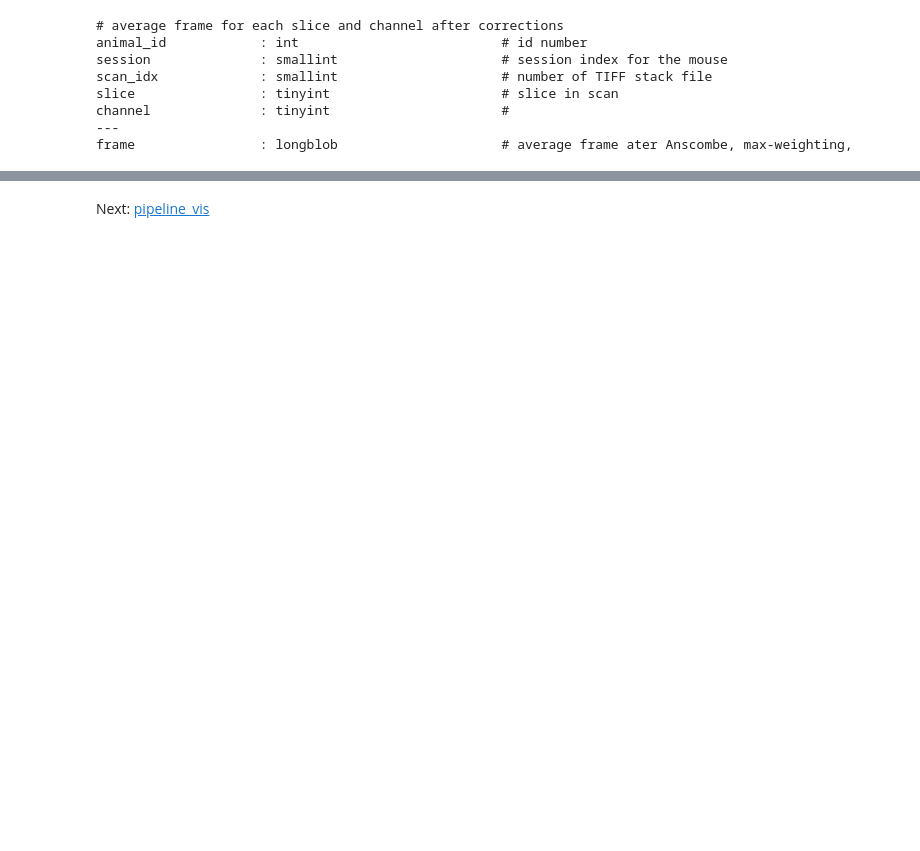
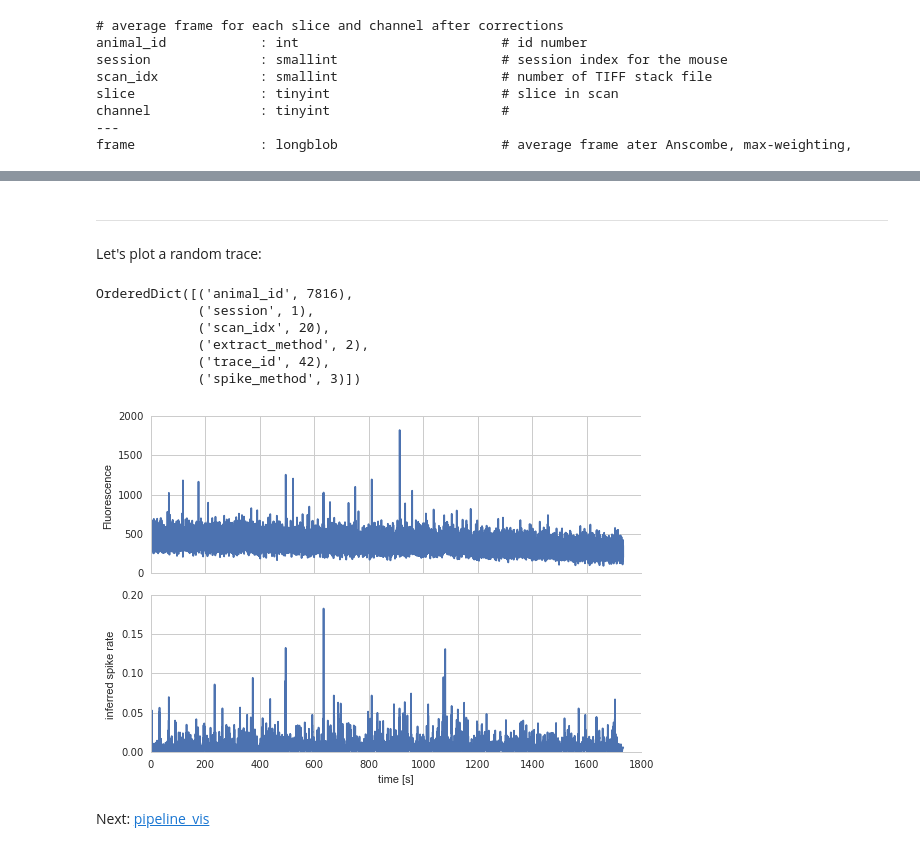
Before and after one commit to cajal/pipeline, a Jupyter notebook: jupyter/notebooks/pipeline_preprocess.ipynb, the cells around one changed output, grey strips where cells are left out. Saved outputs shown, nothing was run; the diff lists cells and outputs as text; code cells hidden in the pictures; blank space fills up the shorter version.

```diff
--- a/jupyter/notebooks/pipeline_preprocess.ipynb
+++ b/jupyter/notebooks/pipeline_preprocess.ipynb
@@ -91,0 +136,5 @@ Fluorophores expressed in prep for the imaging session
+# %%
+calcium = preprocess.ComputeTraces.Trace()
+spikes = preprocess.Spikes.RateTrace()
+traces = calcium*spikes  # combined raw and spike rate traces
+traces.heading
@@ -91,0 +171,3 @@ Fluorophores expressed in prep for the imaging session
+# %%
+traces &= dict(extract_method=2, spike_method=3)
+traces
@@ -92,2 +184,35 @@ Fluorophores expressed in prep for the imaging session
+# %% [markdown]
+---
+Let's plot a random trace:
+# %%
+key = np.random.choice(list(traces.fetch.keys()))
+key
+# %% [output]
+OrderedDict([('animal_id', 7816),
+             ('session', 1),
+             ('scan_idx', 20),
+             ('extract_method', 2),
+             ('trace_id', 42),
+             ('spike_method', 3)])
+# %%
+# fetch synchronized times
+times, nslices = (preprocess.Sync()*preprocess.Prepare.Galvo() & key).fetch1['frame_times', 'nslices']
+times = times[0,::nslices] - times[0][0]  # start at 0
+
+
+calcium, spikes = (traces & key).fetch1['trace', 'rate_trace']
+# %%
+import seaborn as sns
+with sns.axes_style('whitegrid'):
+    fig, ax = plt.subplots(2,1, sharex=True)
+ax[0].plot(times, calcium.squeeze(), label='Ca Trace')
+ax[1].plot(times, spikes.squeeze(), label='Spike Rate')
+ax[0].set_ylabel('Fluorescence')
+ax[1].set_ylabel('inferred spike rate')
+ax[1].set_xlabel('time [s]')
+sns.despine(fig)
+fig.tight_layout()
+# %% [output]
+[figure, added]
 # %% [markdown]
 Next: [pipeline_vis](pipeline_vis.ipynb)
```
Also changed, not shown: parts of 31 cells of this notebook, 7 other files.
